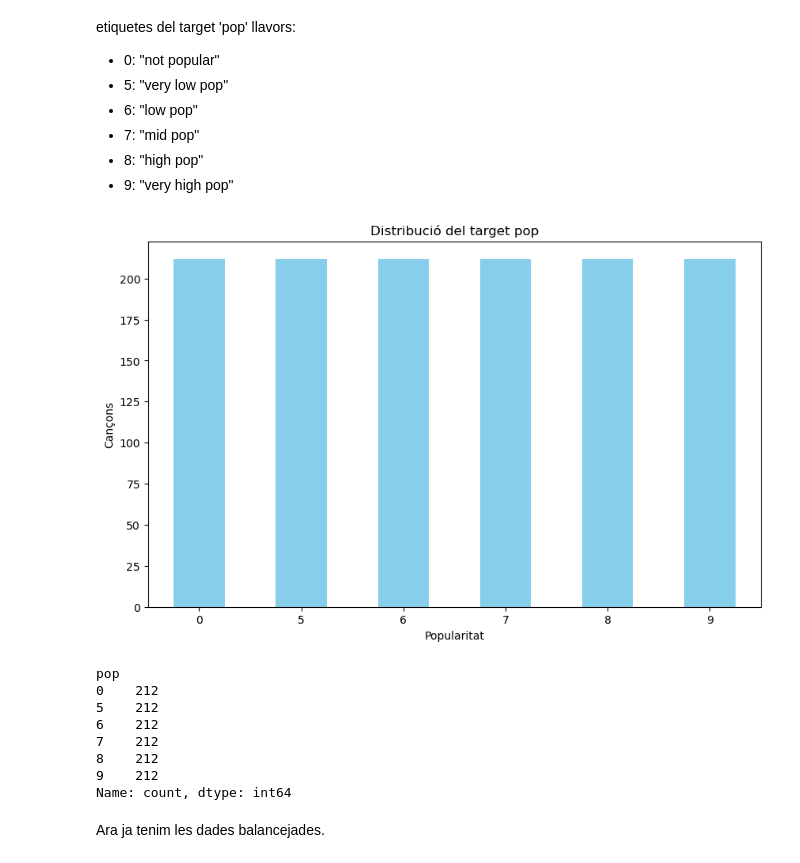
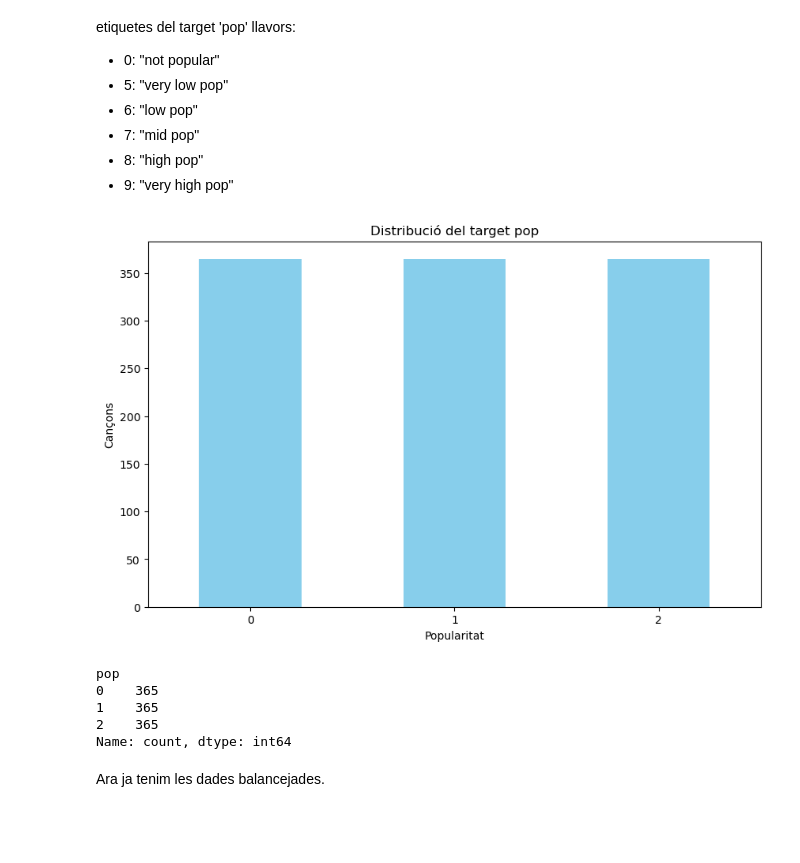
Before and after one commit to Erdrick2210/APC_Kaggle_Top_Spotify_songs-_from_2010-2019, a Jupyter notebook: Kaggle_Top_Spotify_songs_from_2010-2019.ipynb, the cells around one changed output. Saved outputs shown, nothing was run; the diff lists cells and outputs as text; code cells hidden in the pictures; blank space fills up the shorter version.

```diff
--- a/Kaggle_Top_Spotify_songs_from_2010-2019.ipynb
+++ b/Kaggle_Top_Spotify_songs_from_2010-2019.ipynb
@@ -276,3 +276,13 @@ metropopolis                   1
 alternative r&b                1
 Name: count, dtype: int64
 50
+# %%
+df['top genre'] = df['top genre'].apply(
+    lambda x: 'pop' if 'pop' in x else ('hip hop' if 'hip hop' in x else x)
+)
+genre_counts = df['top genre'].value_counts()
+df['top genre'] = df['top genre'].apply(
+    lambda x: 'other' if genre_counts[x] < 5 else x
+)
+
+print(df['top genre'].value_counts())
@@ -555,41 +577,43 @@ Així quedarien les etiquetes del target 'pop' llavors:
 # %%
 # Combinem les classes 0, 1, 2, 3 i 4 en una sola categoria
 df['pop'] = df['pop'].replace([0, 1, 2, 3, 4], 0)
+df['pop'] = df['pop'].replace([5,6,7],1)
+df['pop'] = df['pop'].replace([8,9],2)
 
 # En aquest punt ja podem separar el dataset en el conjunt de cracterístiques X i el conjunt de target y.
 X=df.drop('pop',axis=1)
 y=df['pop']
+from sklearn.model_selection import train_test_split
+
+x_train, x_test, y_train, y_test = train_test_split(X, y, test_size=0.2, stratify=y, random_state=42)
 
 from imblearn.over_sampling import SMOTE
 from imblearn.under_sampling import RandomUnderSampler
 
 smote = SMOTE(random_state=42)
-X, y = smote.fit_resample(X, y)
+x_train,y_train = smote.fit_resample(x_train, y_train)
 
-df_resampled = pd.DataFrame(X, columns=X.columns)
-df_resampled['pop'] = y
+df_resampled = pd.DataFrame(x_train, columns=X.columns)
+df_resampled['pop'] = y_train
 
 # Agafem els valors de 'pop' ordenats
 pop_counts = df_resampled['pop'].value_counts().sort_index()
 
 plt.figure(figsize=(10,6))
 pop_counts.plot(kind='bar', color='skyblue')
 plt.title('Distribució del target pop')
 plt.xlabel('Popularitat')
 plt.ylabel('Cançons')
 plt.xticks(rotation=0)
 plt.show()
 
 print(pop_counts)
 # %% [output]
-[figure, old version]
+[figure, new version]
 pop
-0    212
-5    212
-6    212
-7    212
-8    212
-9    212
+0    365
+1    365
+2    365
 Name: count, dtype: int64
 # %% [markdown]
 Ara ja tenim les dades balancejades.
```
Also changed, not shown: parts of 18 cells of this notebook.
